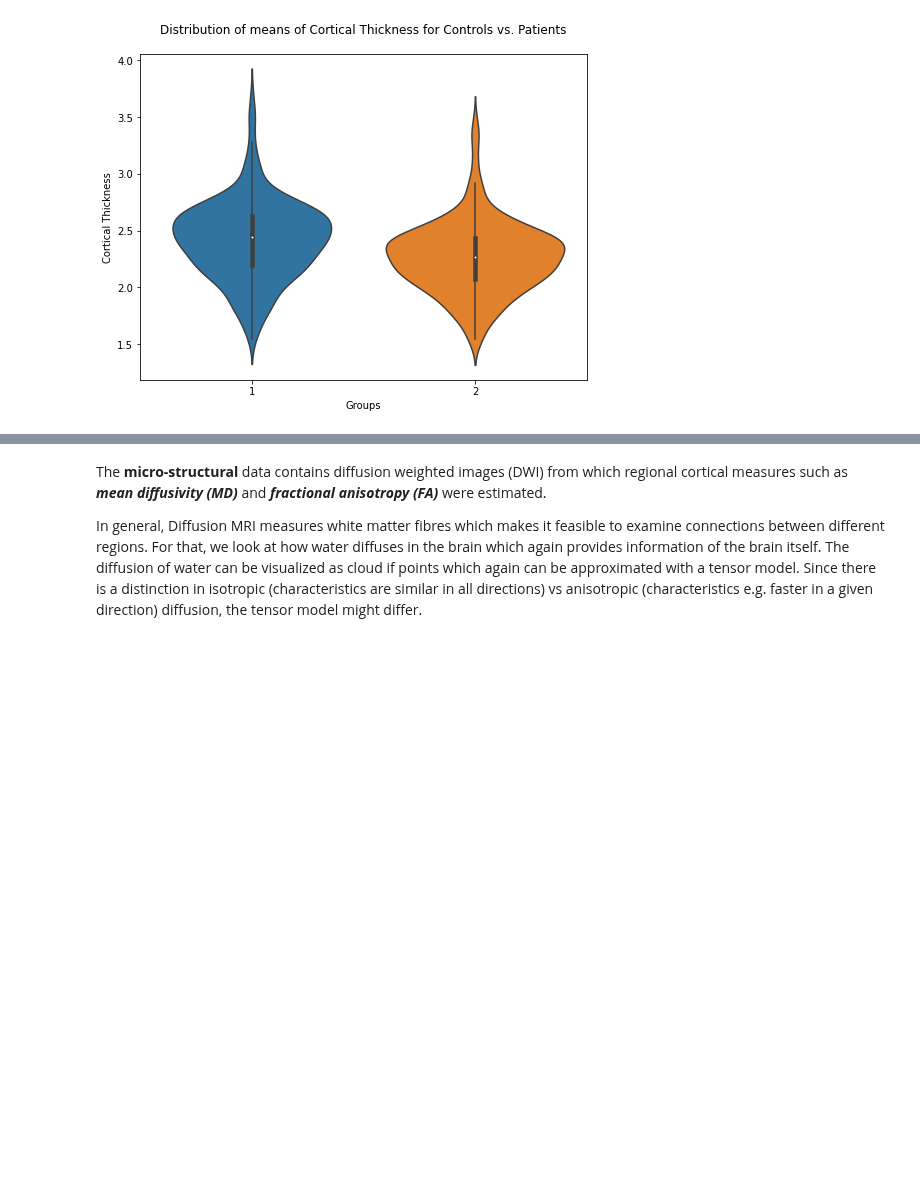
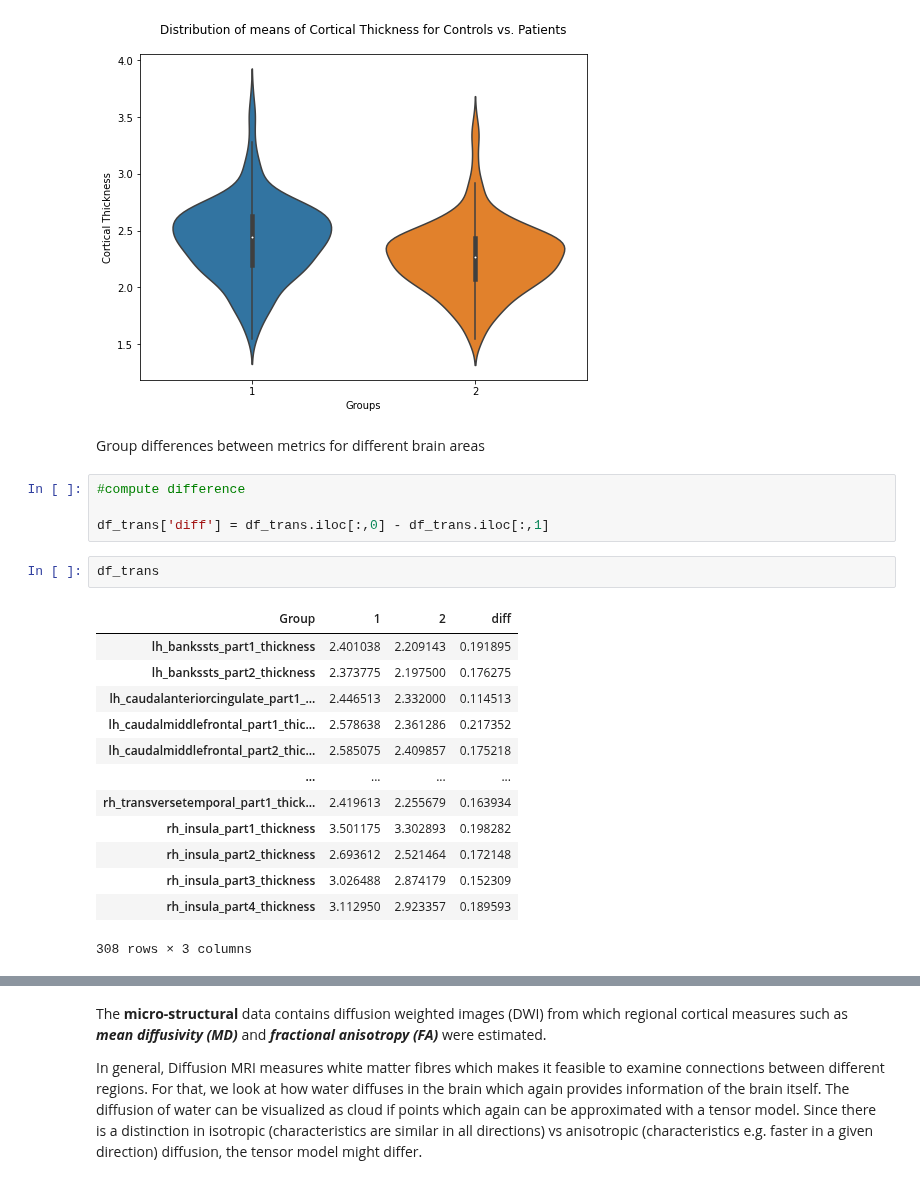
Before and after one commit to mello-y/MSc5_research_project, a Jupyter notebook: code/Data_exploration.ipynb, the cells around one changed output, grey strips where cells are left out. Saved outputs shown, nothing was run; the diff lists cells and outputs as text; blank space fills up the shorter version.

```diff
--- a/code/Data_exploration.ipynb
+++ b/code/Data_exploration.ipynb
@@ -334,3 +334,25 @@ plt.title("Distribution of means of Cortical Thickness for Controls vs. Patients
 # %% [output]
 Text(0.5, 1.0, 'Distribution of means of Cortical Thickness for Controls vs. Patients')
 [figure]
+# %% [markdown]
+Group differences between metrics for different brain areas
+# %%
+#compute difference
+
+df_trans['diff'] = df_trans.iloc[:,0] - df_trans.iloc[:,1]
+# %%
+df_trans
+# %% [output]
+| Group | 1 | 2 | diff |
+| lh_bankssts_part1_thickness | 2.401038 | 2.209143 | 0.191895 |
+| lh_bankssts_part2_thickness | 2.373775 | 2.197500 | 0.176275 |
+| lh_caudalanteriorcingulate_part1_... | 2.446513 | 2.332000 | 0.114513 |
+| lh_caudalmiddlefrontal_part1_thic... | 2.578638 | 2.361286 | 0.217352 |
+| lh_caudalmiddlefrontal_part2_thic... | 2.585075 | 2.409857 | 0.175218 |
+| ... | ... | ... | ... |
+| rh_transversetemporal_part1_thick... | 2.419613 | 2.255679 | 0.163934 |
+| rh_insula_part1_thickness | 3.501175 | 3.302893 | 0.198282 |
+| rh_insula_part2_thickness | 2.693612 | 2.521464 | 0.172148 |
+| rh_insula_part3_thickness | 3.026488 | 2.874179 | 0.152309 |
+| rh_insula_part4_thickness | 3.112950 | 2.923357 | 0.189593 |
+308 rows × 3 columns
```
Also changed, not shown: parts of 9 cells of this notebook.
